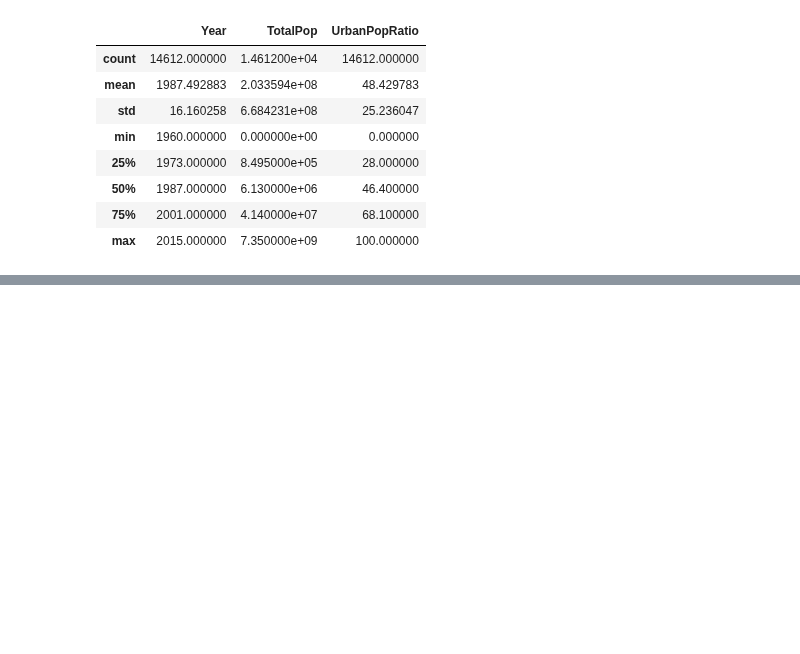
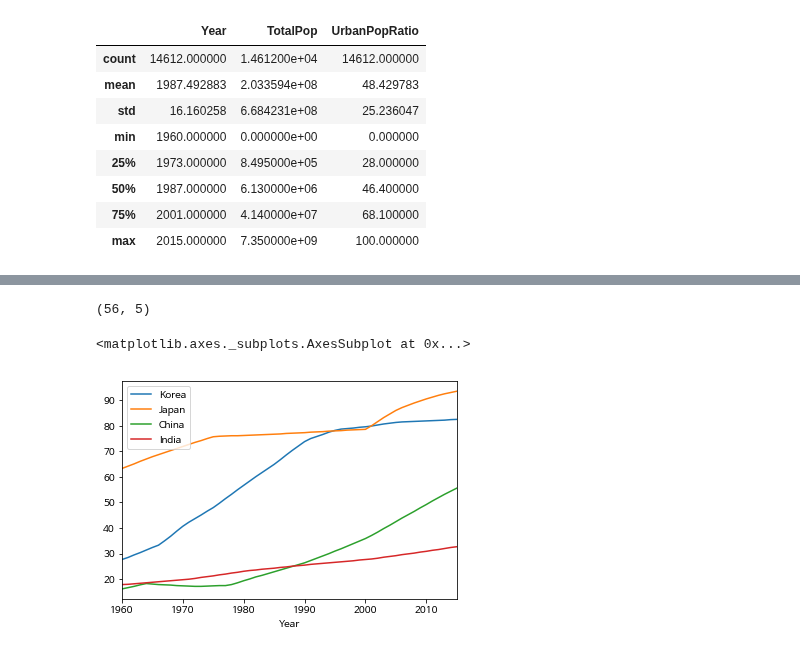
Before and after one commit to woosa7/PythonDataAnalytics, a Jupyter notebook: pystudy/DataCamp12.ipynb, the cells around one changed output, grey strips where cells are left out. Cells and saved outputs as stored; diff of their text form; code cells hidden in the pictures; blank space fills up the shorter version.

```diff
--- a/pystudy/DataCamp12.ipynb
+++ b/pystudy/DataCamp12.ipynb
@@ -48,0 +120,13 @@ df.describe()
+# %%
+df_k = df[df['CountryCode'] == 'KOR']
+df_j = df[df['CountryCode'] == 'JPN']
+df_c = df[df['CountryCode'] == 'CHN']
+df_i = df[df['CountryCode'] == 'IND']
+
+df_4na = pd.DataFrame()
+df_4na['Year'] = pd.Series(list(df_k['Year']))
+df_4na['Korea'] = pd.Series(list(df_k['UrbanPopRatio']))
+df_4na['Japan'] = pd.Series(list(df_j['UrbanPopRatio']))
+df_4na['China'] = pd.Series(list(df_c['UrbanPopRatio']))
+df_4na['India'] = pd.Series(list(df_i['UrbanPopRatio']))
+df_4na.head()
@@ -48,0 +140,9 @@ df.describe()
+# %%
+df_4na.shape
+# %% [output]
+(56, 5)
+# %%
+df_4na.plot(x = 'Year')
+# %% [output]
+<matplotlib.axes._subplots.AxesSubplot at 0x...>
+[figure, added]
```
Also changed, not shown: parts of 22 cells of this notebook.
